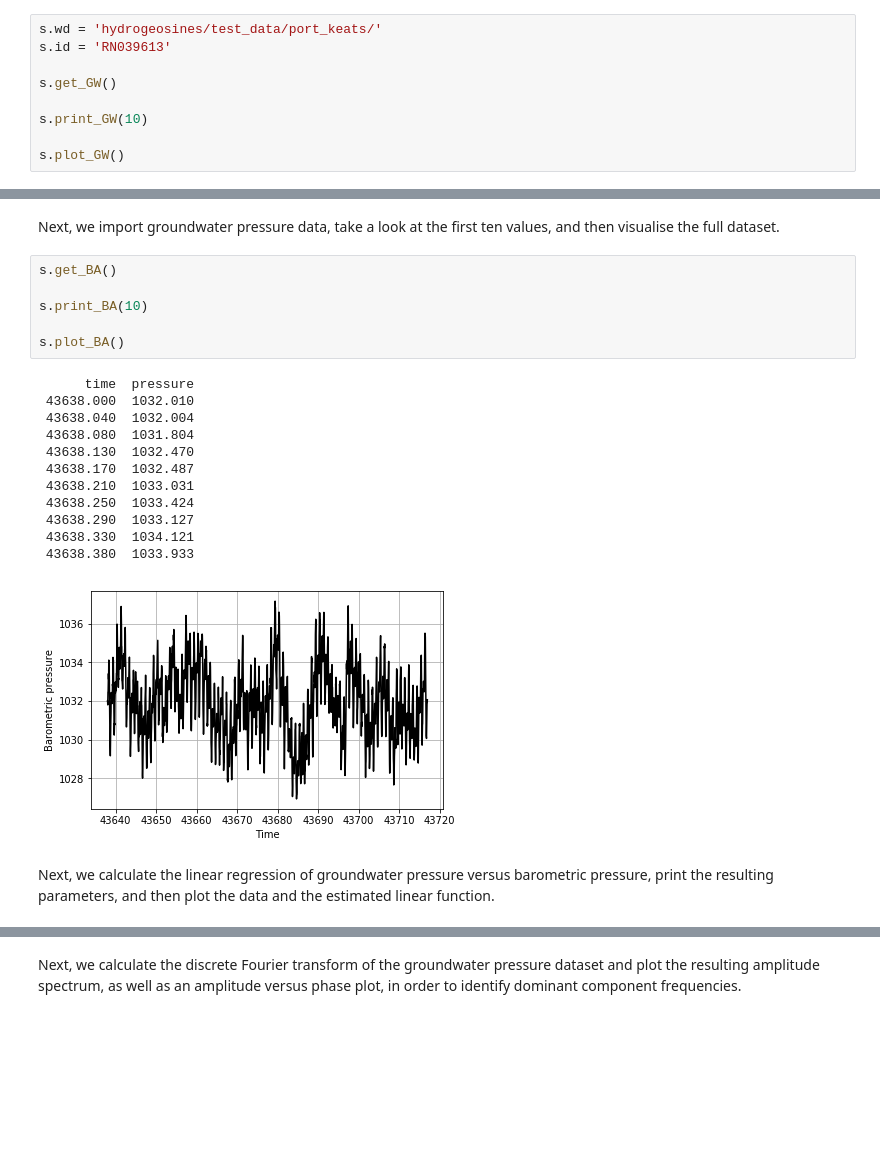
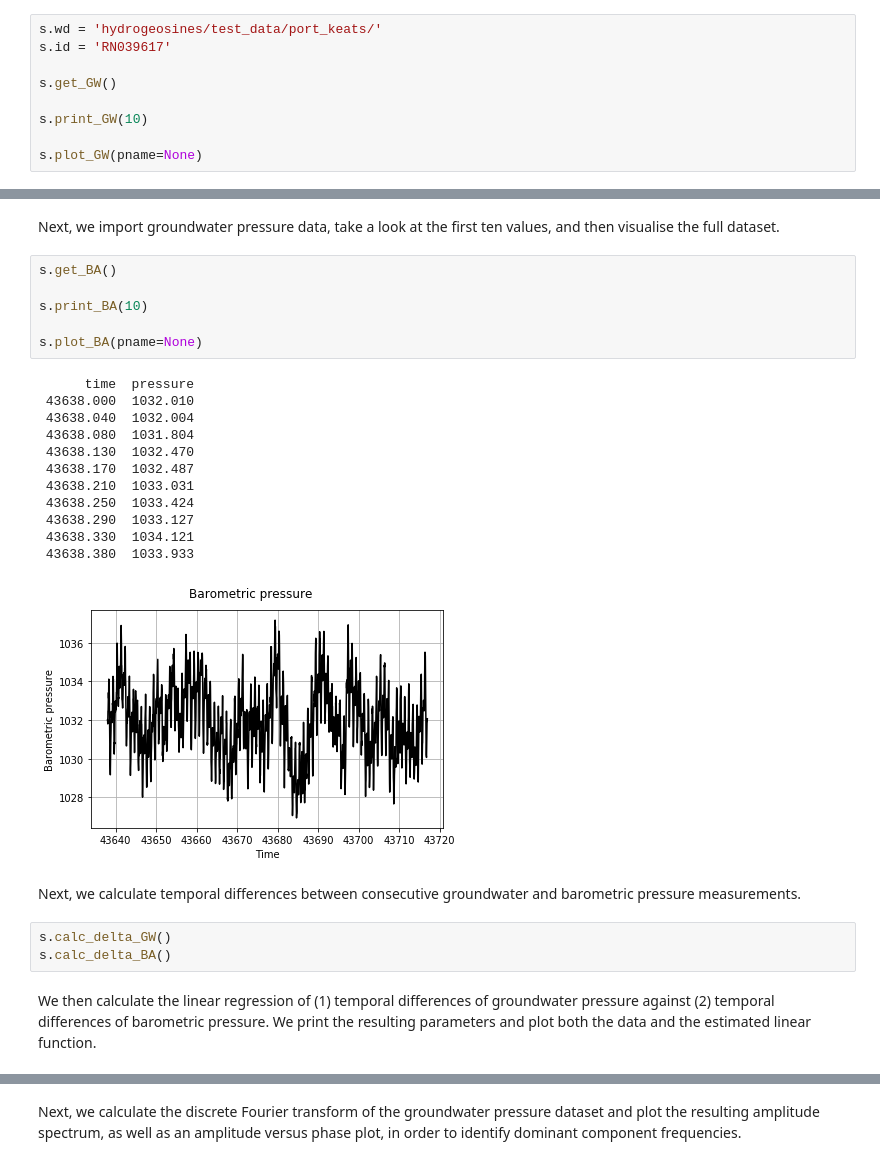
Before and after one commit to HydroGeoSines/HydroGeoSines, a Jupyter notebook: 03 Python code/hydrogeosines_demo_v01_190320.ipynb, the cells around one changed output, grey strips where cells are left out. Saved outputs shown, nothing was run; the diff lists cells and outputs as text; blank space fills up the shorter version.

```diff
--- a/03 Python code/hydrogeosines_demo_v01_190320.ipynb
+++ b/03 Python code/hydrogeosines_demo_v01_190320.ipynb
@@ -16,12 +16,12 @@ Next, we import groundwater pressure data, take a look at the first ten values,
 In addition to the barometric pressure dataset, we can assess one of three groundwater pressure datasets: RN027214, RN039613, or RN039617.
 # %%
 s.wd = 'hydrogeosines/test_data/port_keats/'
-s.id = 'RN039613'
+s.id = 'RN039617'
 
 s.get_GW()
 
 s.print_GW(10)
 
-s.plot_GW()
+s.plot_GW(pname=None)
 # %% [output]
       time  pressure
@@ -41,24 +41,29 @@ Next, we import groundwater pressure data, take a look at the first ten values,
 # %%
 s.get_BA()
 
 s.print_BA(10)
 
-s.plot_BA()
+s.plot_BA(pname=None)
 # %% [output]
       time  pressure
  43638.000  1032.010
  43638.040  1032.004
  43638.080  1031.804
  43638.130  1032.470
  43638.170  1032.487
  43638.210  1033.031
  43638.250  1033.424
  43638.290  1033.127
  43638.330  1034.121
  43638.380  1033.933
-[figure, old version]
+[figure, new version]
+# %% [markdown]
+Next, we calculate temporal differences between consecutive groundwater and barometric pressure measurements.
+# %%
+s.calc_delta_GW()
+s.calc_delta_BA()
 # %% [markdown]
-Next, we calculate the linear regression of groundwater pressure versus barometric pressure, print the resulting parameters, and then plot the data and the estimated linear function.
+We then calculate the linear regression of (1) temporal differences of groundwater pressure against (2) temporal differences of barometric pressure. We print the resulting parameters and plot both the data and the estimated linear function.
 # %%
 s.calc_linear_GW()
 
```
Also changed, not shown: parts of 9 cells of this notebook, 14 other files.
